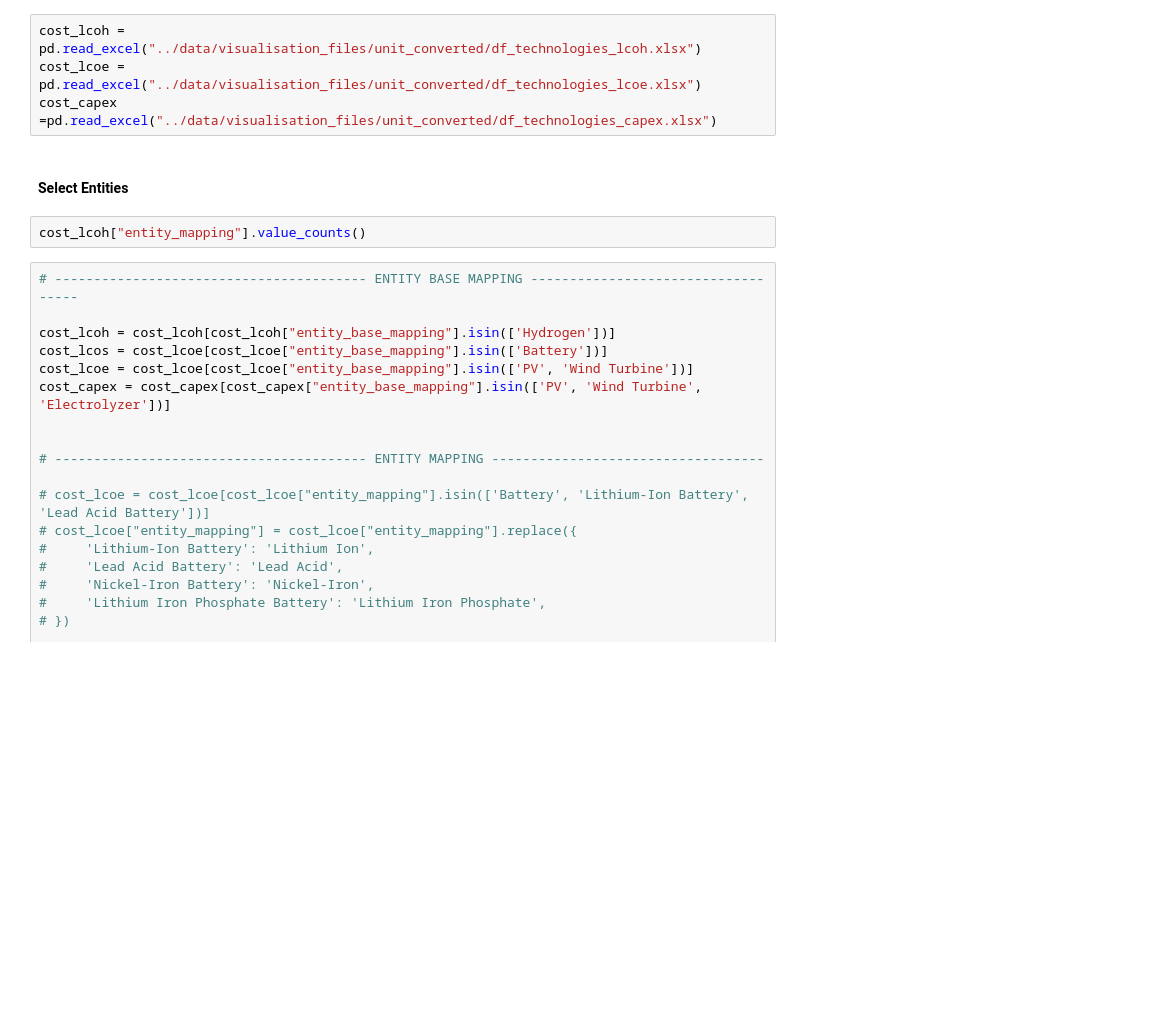
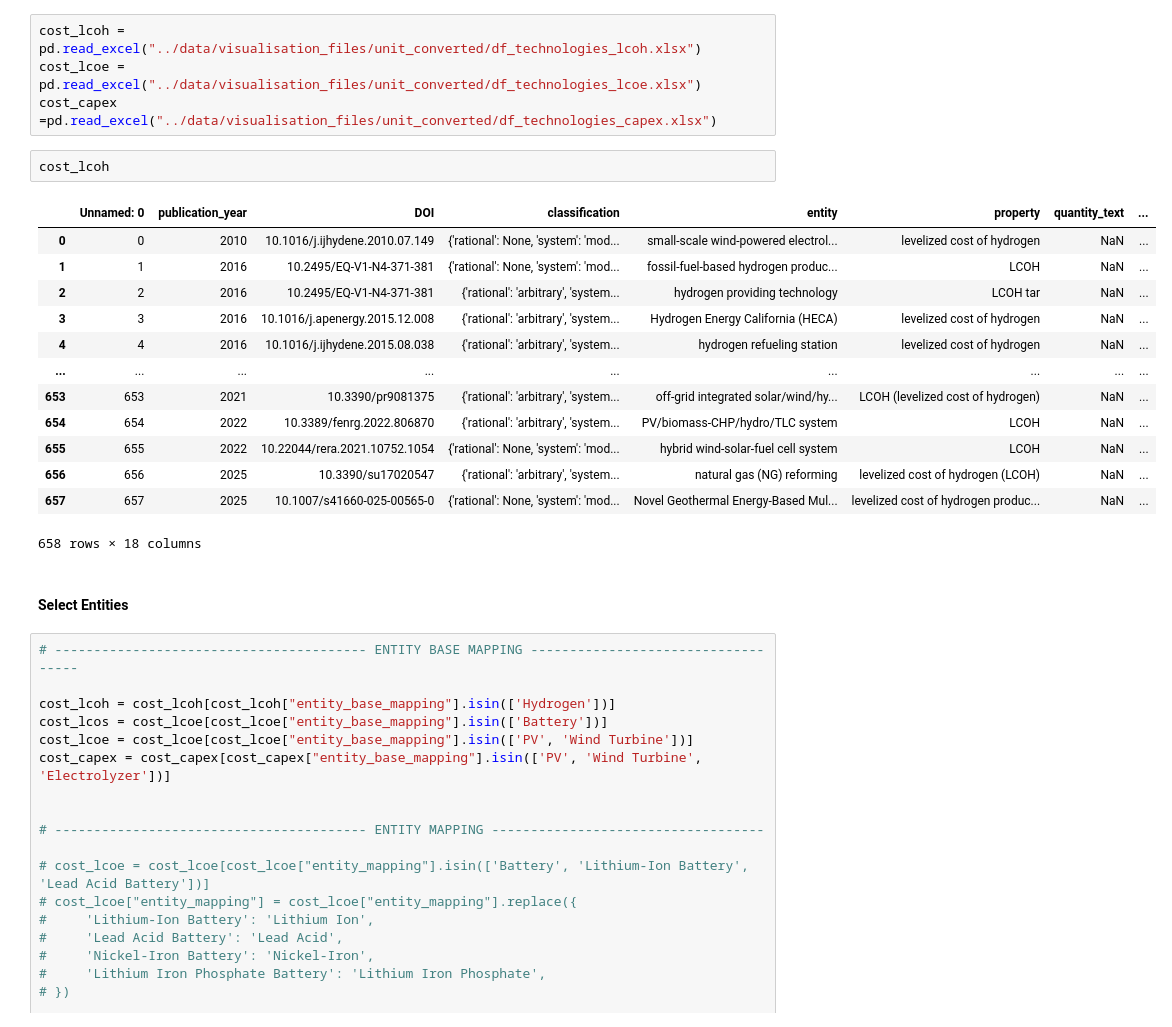
Before and after one commit to FZJ-IEK3-VSA/quinex-energy-system-studies, a Jupyter notebook: notebooks/Step5_TemporalVisualisation.ipynb, the cells around one changed output. Cells and saved outputs as stored; diff of their text form; blank space fills up the shorter version.

```diff
--- a/notebooks/Step5_TemporalVisualisation.ipynb
+++ b/notebooks/Step5_TemporalVisualisation.ipynb
@@ -29,10 +16,24 @@ entity_colors = {
 cost_lcoh = pd.read_excel("../data/visualisation_files/unit_converted/df_technologies_lcoh.xlsx")
 cost_lcoe = pd.read_excel("../data/visualisation_files/unit_converted/df_technologies_lcoe.xlsx")
 cost_capex =pd.read_excel("../data/visualisation_files/unit_converted/df_technologies_capex.xlsx")
+# %%
+cost_lcoh
+# %% [output]
+|  | Unnamed: 0 | publication_year | DOI | classification | entity | property | quantity_text | ... |
+| 0 | 0 | 2010 | 10.1016/j.ijhydene.2010.07.149 | {'rational': None, 'system': 'mod... | small-scale wind-powered electrol... | levelized cost of hydrogen | NaN | ... |
+| 1 | 1 | 2016 | 10.2495/EQ-V1-N4-371-381 | {'rational': None, 'system': 'mod... | fossil-fuel-based hydrogen produc... | LCOH | NaN | ... |
+| 2 | 2 | 2016 | 10.2495/EQ-V1-N4-371-381 | {'rational': 'arbitrary', 'system... | hydrogen providing technology | LCOH tar | NaN | ... |
+| 3 | 3 | 2016 | 10.1016/j.apenergy.2015.12.008 | {'rational': 'arbitrary', 'system... | Hydrogen Energy California (HECA) | levelized cost of hydrogen | NaN | ... |
+| 4 | 4 | 2016 | 10.1016/j.ijhydene.2015.08.038 | {'rational': 'arbitrary', 'system... | hydrogen refueling station | levelized cost of hydrogen | NaN | ... |
+| ... | ... | ... | ... | ... | ... | ... | ... | ... |
+| 653 | 653 | 2021 | 10.3390/pr9081375 | {'rational': 'arbitrary', 'system... | off-grid integrated solar/wind/hy... | LCOH (levelized cost of hydrogen) | NaN | ... |
+| 654 | 654 | 2022 | 10.3389/fenrg.2022.806870 | {'rational': 'arbitrary', 'system... | PV/biomass-CHP/hydro/TLC system | LCOH | NaN | ... |
+| 655 | 655 | 2022 | 10.22044/rera.2021.10752.1054 | {'rational': None, 'system': 'mod... | hybrid wind-solar-fuel cell system | LCOH | NaN | ... |
+| 656 | 656 | 2025 | 10.3390/su17020547 | {'rational': 'arbitrary', 'system... | natural gas (NG) reforming | levelized cost of hydrogen (LCOH) | NaN | ... |
+| 657 | 657 | 2025 | 10.1007/s41660-025-00565-0 | {'rational': None, 'system': 'mod... | Novel Geothermal Energy-Based Mul... | levelized cost of hydrogen produc... | NaN | ... |
+658 rows × 18 columns
 # %% [markdown]
 #### Select Entities
-# %%
-cost_lcoh["entity_mapping"].value_counts()
 # %%
 # ---------------------------------------- ENTITY BASE MAPPING -----------------------------------
 
```
Also changed, not shown: parts of 25 cells of this notebook, 16 other files.
